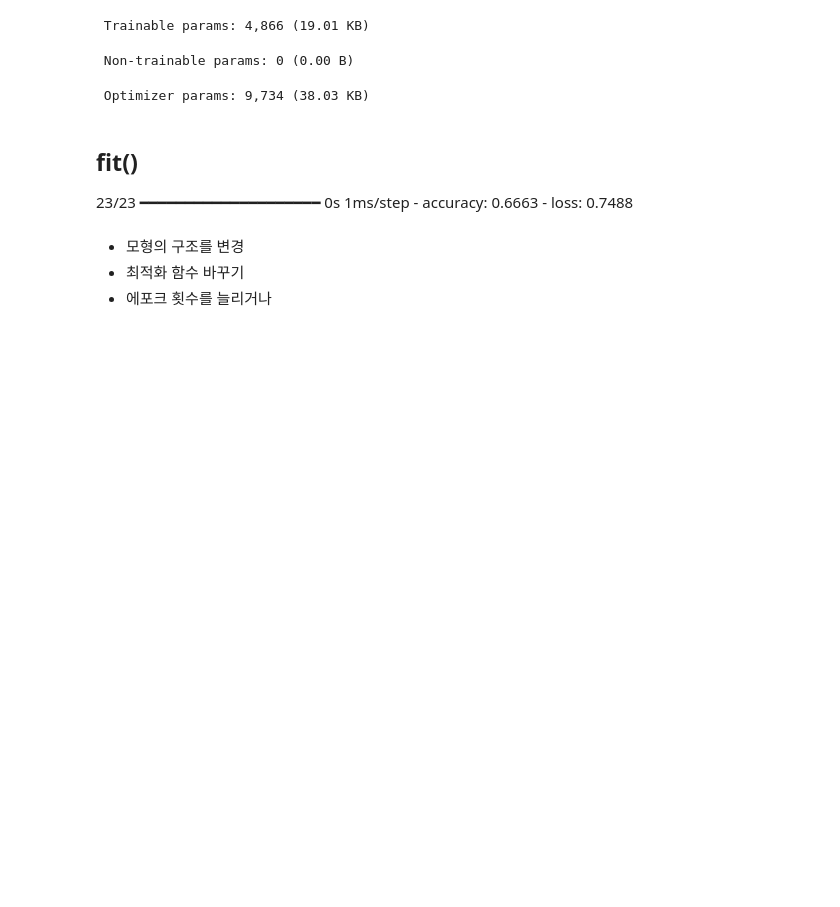
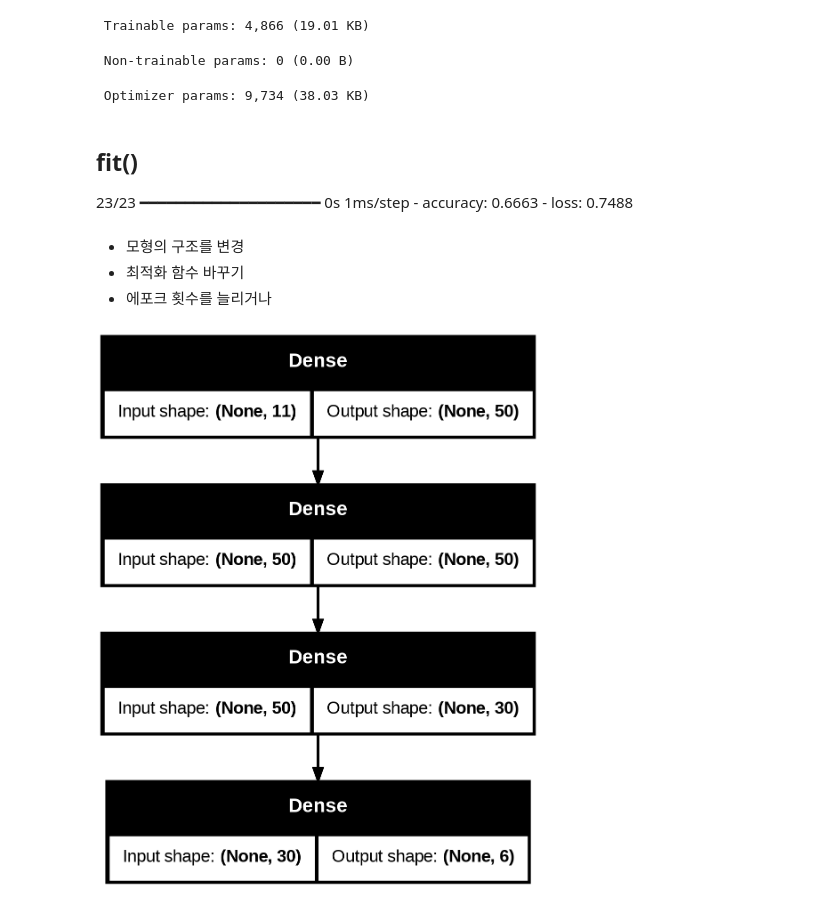
Before and after one commit to yleessam/2501_dl_env_colab, a Jupyter notebook: 4_와인품질분류.ipynb, the cells around one changed output. Cells and saved outputs as stored; diff of their text form; code cells hidden in the pictures; blank space fills up the shorter version.

```diff
--- a/4_와인품질분류.ipynb
+++ b/4_와인품질분류.ipynb
@@ -177,3 +177,9 @@ Model: "sequential_2"
 - 모형의 구조를 변경
 - 최적화 함수 바꾸기
 - 에포크 횟수를 늘리거나
+# %%
+from keras.utils import plot_model
+
+plot_model(model, show_shapes=True)
+# %% [output]
+[figure, added]
```
Also changed, not shown: parts of 4 cells of this notebook.
